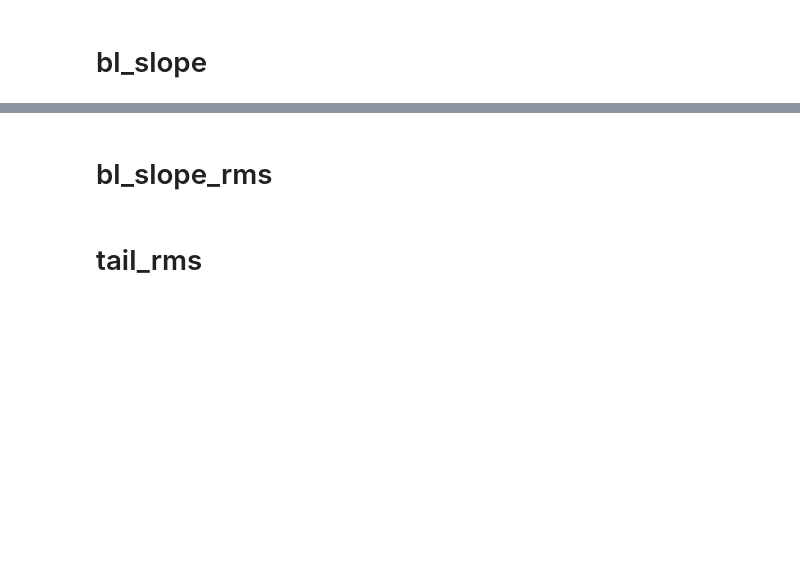
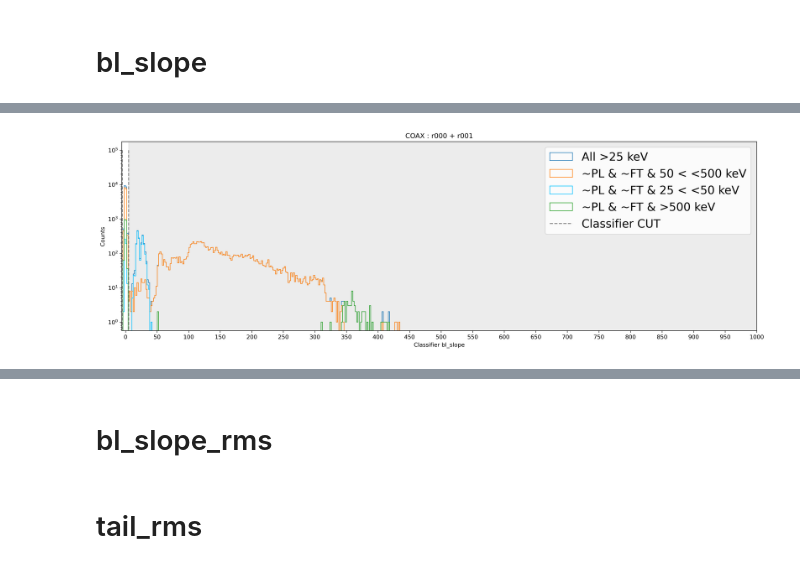
Before and after one commit to RitaF00/Low_Energy_QC, a Jupyter notebook: Baseline/r000-r001.ipynb, the cells around one changed output, grey strips where cells are left out. Drawn from its saved outputs; the diff is of its cells as text; code cells hidden in the pictures; blank space fills up the shorter version.

```diff
--- a/Baseline/r000-r001.ipynb
+++ b/Baseline/r000-r001.ipynb
@@ -137,0 +242,4 @@ params = ["bl_slope",
+# %%
+single_plot(df_coax,params[0] , title = "COAX", cmax = 1000)
+# %% [output]
+[figure, added]
```
Also changed, not shown: parts of 12 cells of this notebook, 1 other file.
